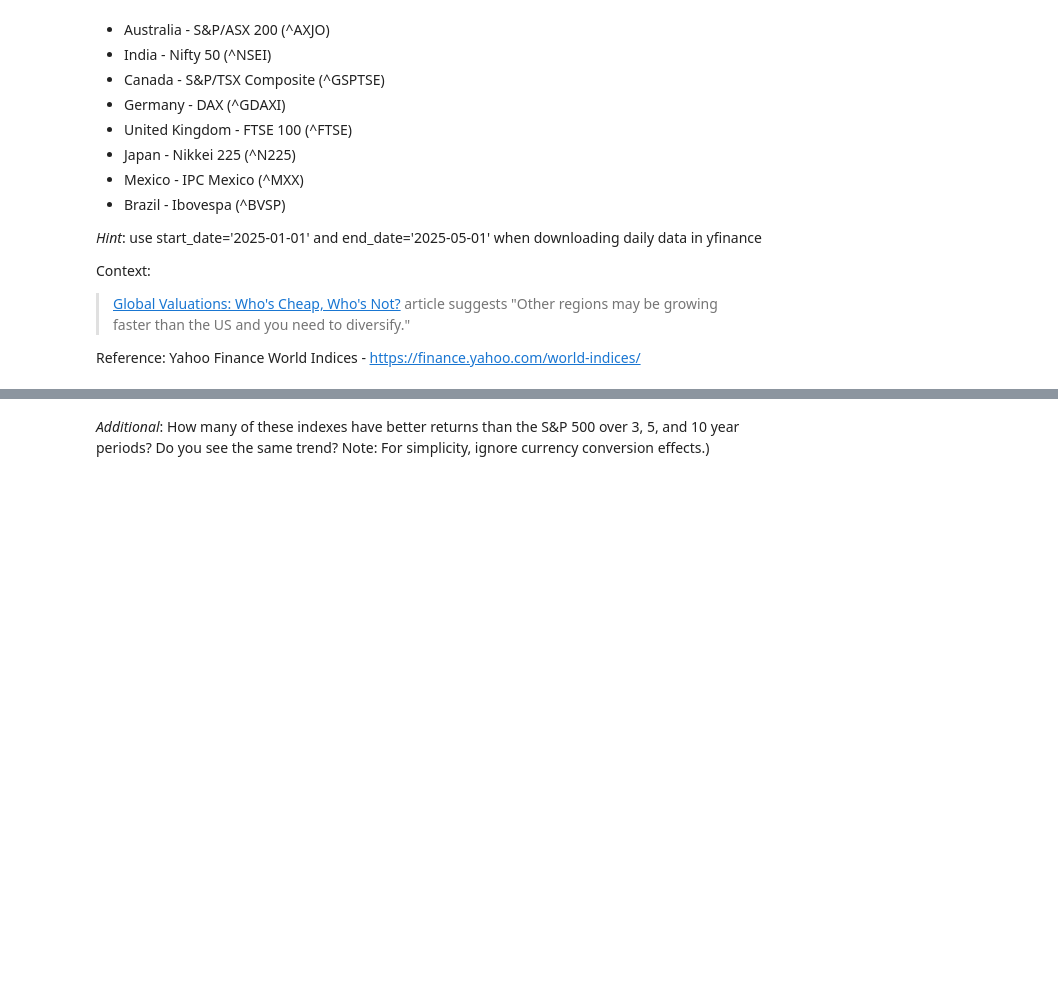
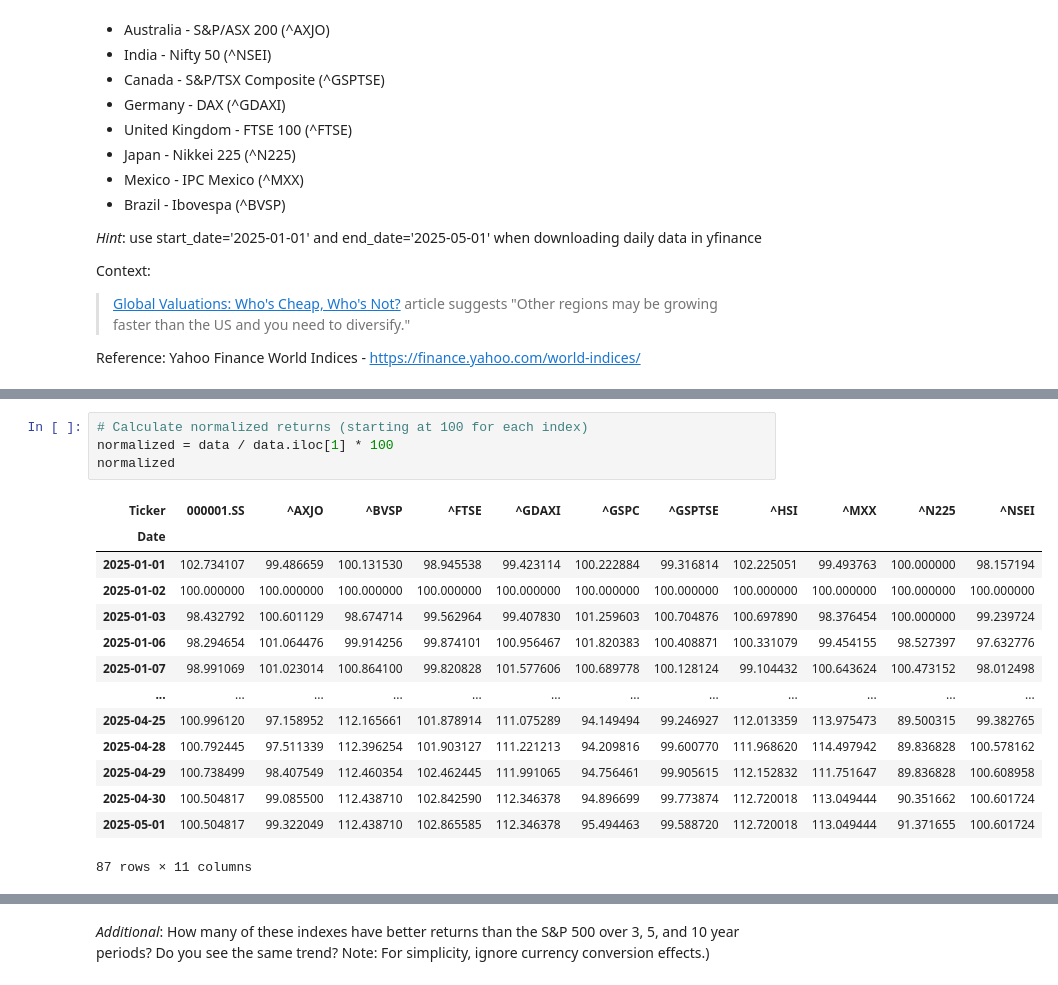
Before and after one commit to DataTalksClub/stock-markets-analytics-zoomcamp, a Jupyter notebook: cohorts/2025/homework_1_ag.ipynb, the cells around one changed output, grey strips where cells are left out. Saved outputs shown, nothing was run; the diff lists cells and outputs as text; blank space fills up the shorter version.

```diff
--- a/cohorts/2025/homework_1_ag.ipynb
+++ b/cohorts/2025/homework_1_ag.ipynb
@@ -118,2 +121,21 @@ data = yf.download(list(index_map.keys()), start=start_date, end=end_date)["Clos
 # %% [output]
 [*********************100%***********************]  11 of 11 completed
+# %%
+# Calculate normalized returns (starting at 100 for each index)
+normalized = data / data.iloc[1] * 100
+normalized
+# %% [output]
+| Ticker | 000001.SS | ^AXJO | ^BVSP | ^FTSE | ^GDAXI | ^GSPC | ^GSPTSE | ^HSI | ^MXX | ^N225 | ^NSEI |
+| Date |  |  |  |  |  |  |  |  |  |  |  |
+| 2025-01-01 | 102.734107 | 99.486659 | 100.131530 | 98.945538 | 99.423114 | 100.222884 | 99.316814 | 102.225051 | 99.493763 | 100.000000 | 98.157194 |
+| 2025-01-02 | 100.000000 | 100.000000 | 100.000000 | 100.000000 | 100.000000 | 100.000000 | 100.000000 | 100.000000 | 100.000000 | 100.000000 | 100.000000 |
+| 2025-01-03 | 98.432792 | 100.601129 | 98.674714 | 99.562964 | 99.407830 | 101.259603 | 100.704876 | 100.697890 | 98.376454 | 100.000000 | 99.239724 |
+| 2025-01-06 | 98.294654 | 101.064476 | 99.914256 | 99.874101 | 100.956467 | 101.820383 | 100.408871 | 100.331079 | 99.454155 | 98.527397 | 97.632776 |
+| 2025-01-07 | 98.991069 | 101.023014 | 100.864100 | 99.820828 | 101.577606 | 100.689778 | 100.128124 | 99.104432 | 100.643624 | 100.473152 | 98.012498 |
+| ... | ... | ... | ... | ... | ... | ... | ... | ... | ... | ... | ... |
+| 2025-04-25 | 100.996120 | 97.158952 | 112.165661 | 101.878914 | 111.075289 | 94.149494 | 99.246927 | 112.013359 | 113.975473 | 89.500315 | 99.382765 |
+| 2025-04-28 | 100.792445 | 97.511339 | 112.396254 | 101.903127 | 111.221213 | 94.209816 | 99.600770 | 111.968620 | 114.497942 | 89.836828 | 100.578162 |
+| 2025-04-29 | 100.738499 | 98.407549 | 112.460354 | 102.462445 | 111.991065 | 94.756461 | 99.905615 | 112.152832 | 111.751647 | 89.836828 | 100.608958 |
+| 2025-04-30 | 100.504817 | 99.085500 | 112.438710 | 102.842590 | 112.346378 | 94.896699 | 99.773874 | 112.720018 | 113.049444 | 90.351662 | 100.601724 |
+| 2025-05-01 | 100.504817 | 99.322049 | 112.438710 | 102.865585 | 112.346378 | 95.494463 | 99.588720 | 112.720018 | 113.049444 | 91.371655 | 100.601724 |
+87 rows × 11 columns
```
Also changed, not shown: parts of 4 cells of this notebook.
